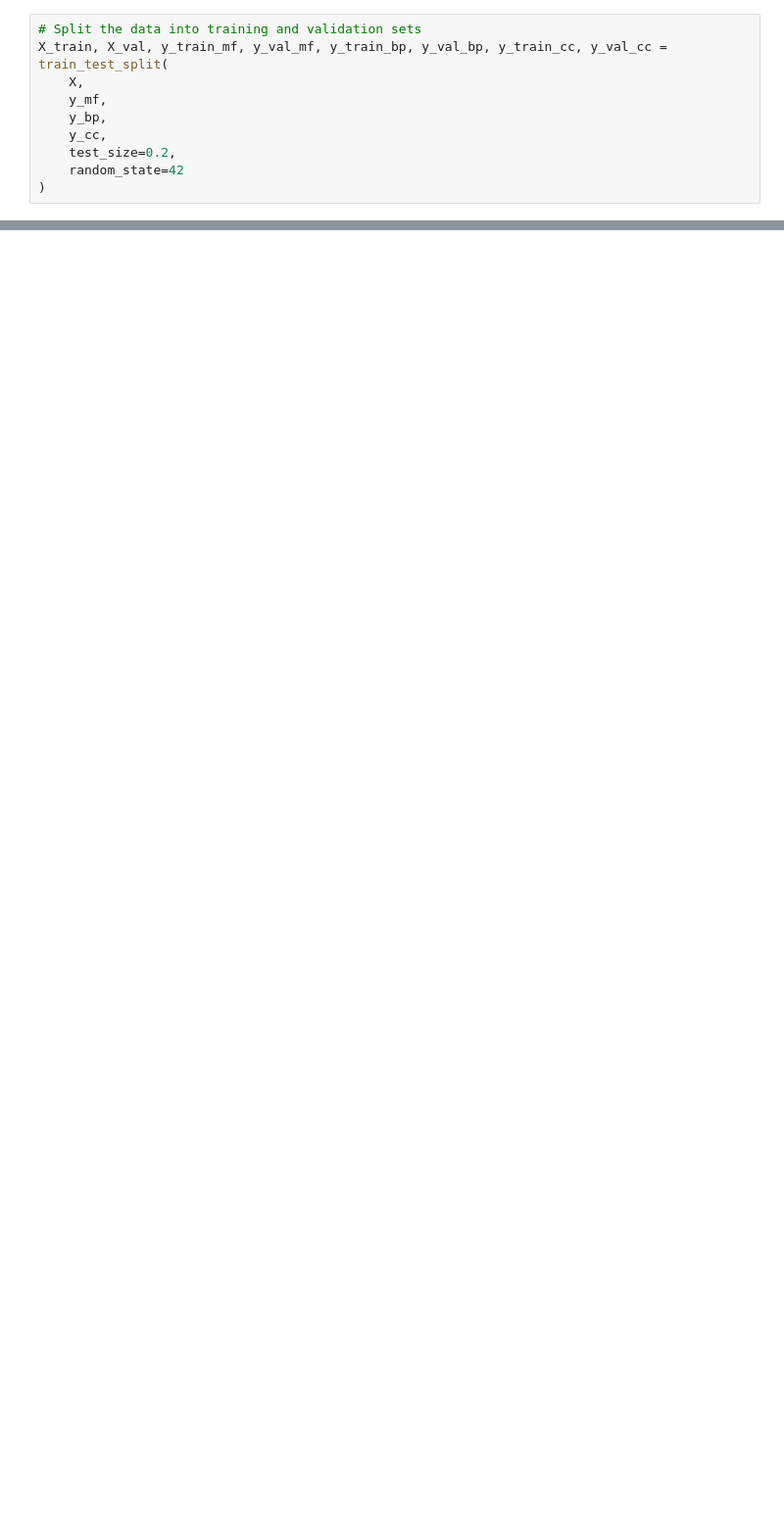
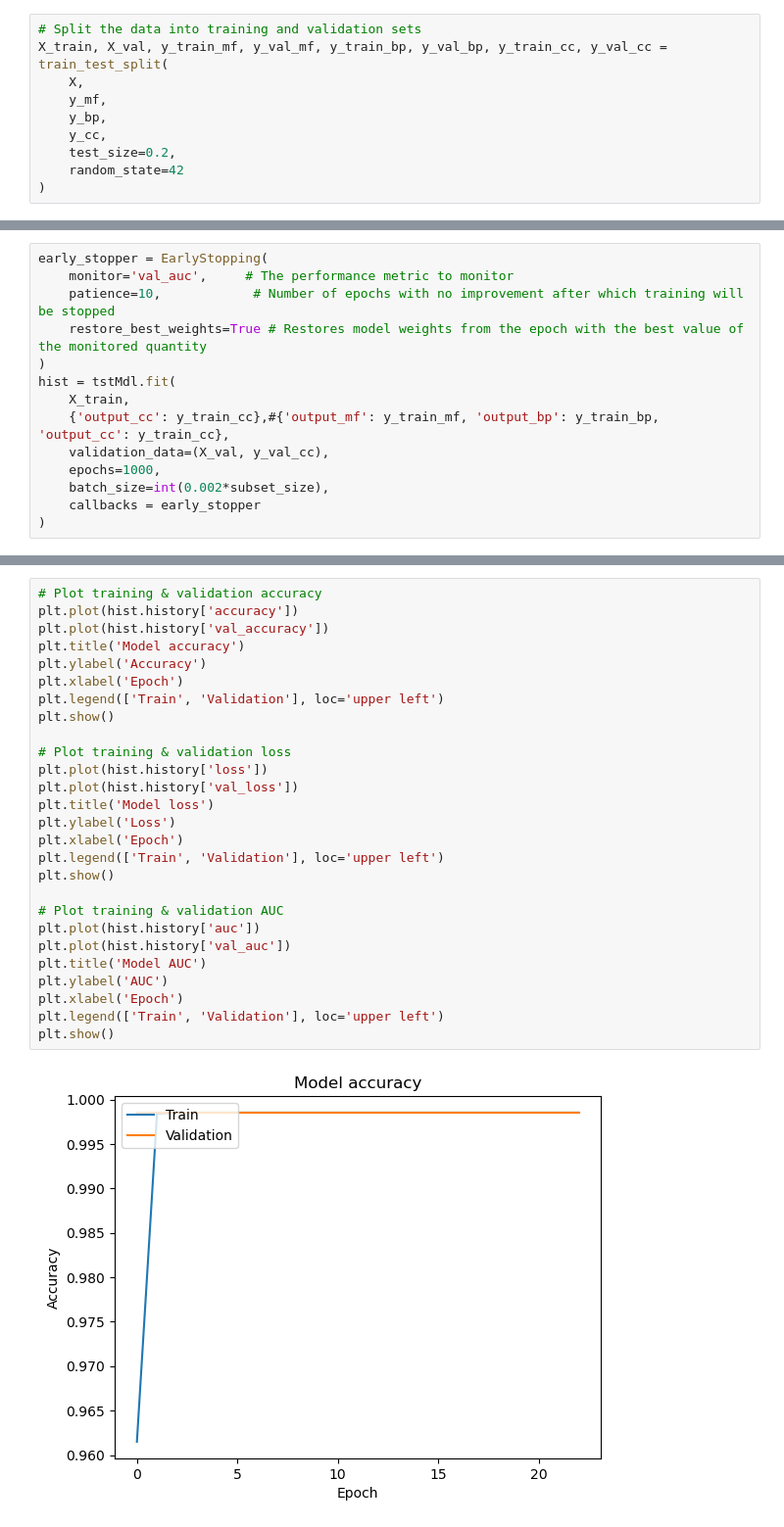
Before and after one commit to marcouderzo/BioData-PdxK-ThiD-FamilyModel, a Jupyter notebook: biodata_pfp.ipynb, the cells around one changed output, grey strips where cells are left out. Shown at 98% size. Drawn from its saved outputs; the diff is of its cells as text; blank space fills up the shorter version.

```diff
--- a/biodata_pfp.ipynb
+++ b/biodata_pfp.ipynb
@@ -122,0 +207,14 @@ X_train, X_val, y_train_mf, y_val_mf, y_train_bp, y_val_bp, y_train_cc, y_val_cc
+# %%
+early_stopper = EarlyStopping(
+    monitor='val_auc',     # The performance metric to monitor
+    patience=10,            # Number of epochs with no improvement after which training will be stopped
+    restore_best_weights=True # Restores model weights from the epoch with the best value of the monitored quantity
+)
+hist = tstMdl.fit(
+    X_train,
+    {'output_cc': y_train_cc},#{'output_mf': y_train_mf, 'output_bp': y_train_bp, 'output_cc': y_train_cc},
+    validation_data=(X_val, y_val_cc),
+    epochs=1000,
+    batch_size=int(0.002*subset_size),
+    callbacks = early_stopper
+)
@@ -122,0 +239,29 @@ X_train, X_val, y_train_mf, y_val_mf, y_train_bp, y_val_bp, y_train_cc, y_val_cc
+# %%
+# Plot training & validation accuracy
+plt.plot(hist.history['accuracy'])
+plt.plot(hist.history['val_accuracy'])
+plt.title('Model accuracy')
+plt.ylabel('Accuracy')
+plt.xlabel('Epoch')
+plt.legend(['Train', 'Validation'], loc='upper left')
+plt.show()
+
+# Plot training & validation loss
+plt.plot(hist.history['loss'])
+plt.plot(hist.history['val_loss'])
+plt.title('Model loss')
+plt.ylabel('Loss')
+plt.xlabel('Epoch')
+plt.legend(['Train', 'Validation'], loc='upper left')
+plt.show()
+
+# Plot training & validation AUC
+plt.plot(hist.history['auc'])
+plt.plot(hist.history['val_auc'])
+plt.title('Model AUC')
+plt.ylabel('AUC')
+plt.xlabel('Epoch')
+plt.legend(['Train', 'Validation'], loc='upper left')
+plt.show()
+# %% [output]
+[figure, added]
```
Also changed, not shown: parts of 23 cells of this notebook.
